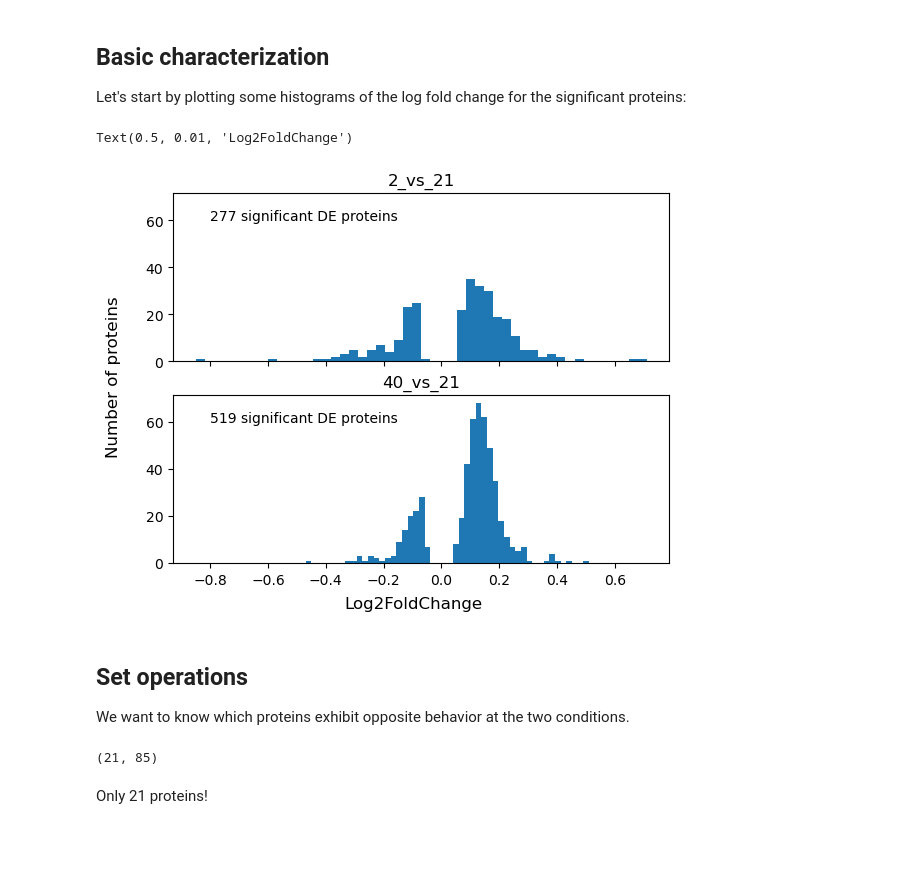
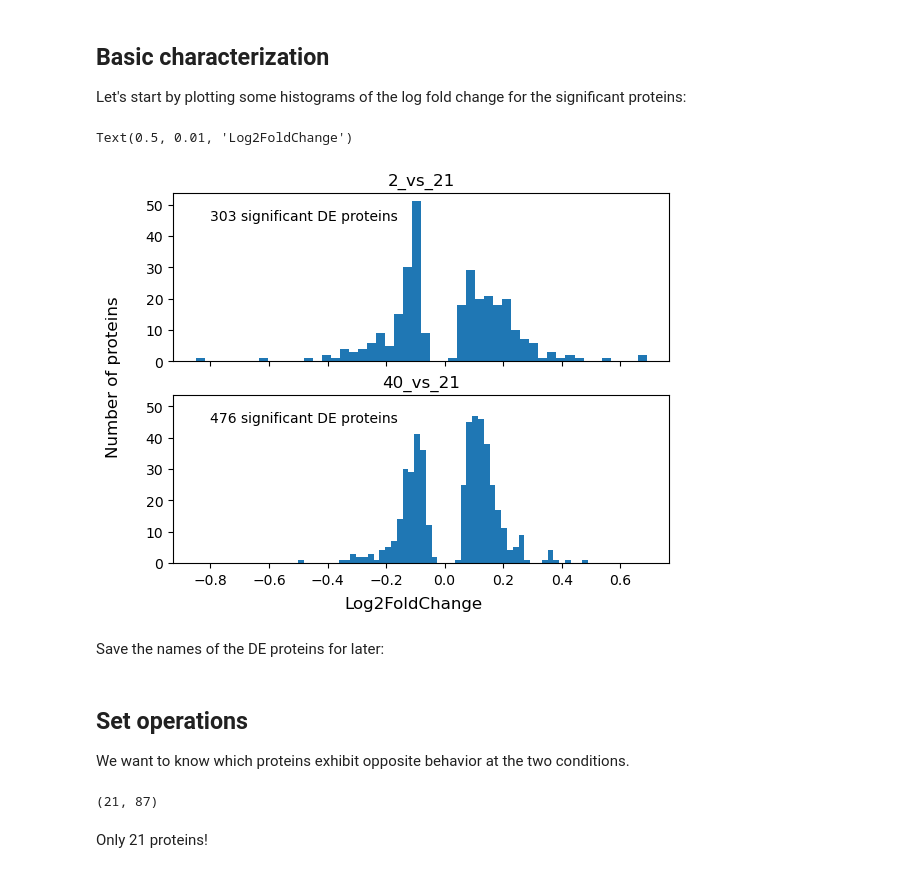
Before and after one commit to serenalotreck/photorespiration-omics, a Jupyter notebook: notebooks/proteomics_visualizations.ipynb, the cells around one changed output. Saved outputs shown, nothing was run; the diff lists cells and outputs as text; code cells hidden in the pictures; blank space fills up the shorter version.

```diff
--- a/notebooks/proteomics_visualizations.ipynb
+++ b/notebooks/proteomics_visualizations.ipynb
@@ -35,5 +34,5 @@ two_vs_21.head()
 5 rows × 43 columns
 # %%
-forty_vs_21 = pd.read_csv('../data/proteomics/40_vs_21_CORRECT_ORDER_de_results_median_permutation_test.csv', header=4)
+forty_vs_21 = pd.read_csv('../data/proteomics/40_vs_21_diff_abund_permutation_test_TAIR10_14Apr2025.csv', header=67)
 forty_vs_21.head()
 # %% [output]
@@ -46,9 +45,9 @@ forty_vs_21.head()
 5 rows × 43 columns
 # %%
-two_lfc_name = 'Log? Fold Change by Category (Set 2 / Set 21)'
+two_lfc_name = 'Log? Fold Change by Category (Set2 / Set 21)'
 forty_lfc_name = 'Log? Fold Change by Category (Set 40 / Set 21)'
-two_pval_col_name = "Permutation Test (p-value) Benjamini-Hochberg (p < 0.00297)"
-forty_pval_col_name = "Permutation Test (p-value) Benjamini-Hochberg (p < 0.00553)"
-two_pval_cutoff = 0.00297
-forty_pval_cutoff = 0.00553
+two_pval_col_name = "Permutation Test (p-value) Benjamini-Hochberg (p < 0.00290)"
+forty_pval_col_name = "Permutation Test (p-value) Benjamini-Hochberg (p < 0.00456)"
+two_pval_cutoff = 0.00290
+forty_pval_cutoff = 0.00456
 # %% [markdown]
@@ -64,0 +66,5 @@ forty_vs_21[forty_pval_col_name] = forty_vs_21[forty_pval_col_name].astype('floa
+# %%
+print(f'Shapes of two and forty: {two_vs_21.shape}, {forty_vs_21.shape}')
+two_vs_21 = two_vs_21[~two_vs_21.eq('No data').any(axis=1)]
+forty_vs_21 = forty_vs_21[~forty_vs_21.eq('No data').any(axis=1)]
+print(f'Shapes of two and forty after dropping No data rows: {two_vs_21.shape}, {forty_vs_21.shape}')
@@ -65,3 +76,6 @@ forty_vs_21[forty_pval_col_name] = forty_vs_21[forty_pval_col_name].astype('floa
+# %%
+two_vs_21.loc[:, 'base_accession_number'] = two_vs_21['Accession Number'].str.split('.').str[0]
+forty_vs_21.loc[:, 'base_accession_number'] = forty_vs_21['Accession Number'].str.split('.').str[0]
 # %% [markdown]
 Save the overall list of identified proteins for later:
 # %%
@@ -102,14 +116,16 @@ Let's start by plotting some histograms of the log fold change for the significa
 # %%
 fig, axs = plt.subplots(2, sharex=True, sharey=True)
 
 for comp, ax in zip(comparisons, axs):
     df = comparisons[comp]
     ax.hist(df[df_references[comp]['lfc_name']], bins=50)
     ax.set_title(comp)
-    ax.text(-0.8, 60, f'{len(df)} significant DE proteins')
+    ax.text(-0.8, 45, f'{len(df)} significant DE proteins')
 
 fig.supylabel('Number of proteins')
 fig.supxlabel('Log2FoldChange')
 # %% [output]
 Text(0.5, 0.01, 'Log2FoldChange')
-[figure, old version]
+[figure, new version]
+# %% [markdown]
+Save the names of the DE proteins for later:
@@ -117,11 +135,11 @@ Text(0.5, 0.01, 'Log2FoldChange')
 ## Set operations
 We want to know which proteins exhibit opposite behavior at the two conditions.
 # %%
-two_forty = pd.merge(two_vs_21, forty_vs_21, left_on='Accession Number', right_on='Accession Number', suffixes=('_2o2', '_40o2'))
+two_forty = pd.merge(two_vs_21, forty_vs_21, left_on='base_accession_number', right_on='base_accession_number', suffixes=('_2o2', '_40o2'))
 protein_opposites = two_forty[two_forty[two_lfc_name]*two_forty[forty_lfc_name] < 0]
 protein_opposites.shape
 # %% [output]
-(21, 85)
+(21, 87)
 # %% [markdown]
 Only 21 proteins!
 # %% [markdown]
```
Also changed, not shown: parts of 40 cells of this notebook, 4 other files.
